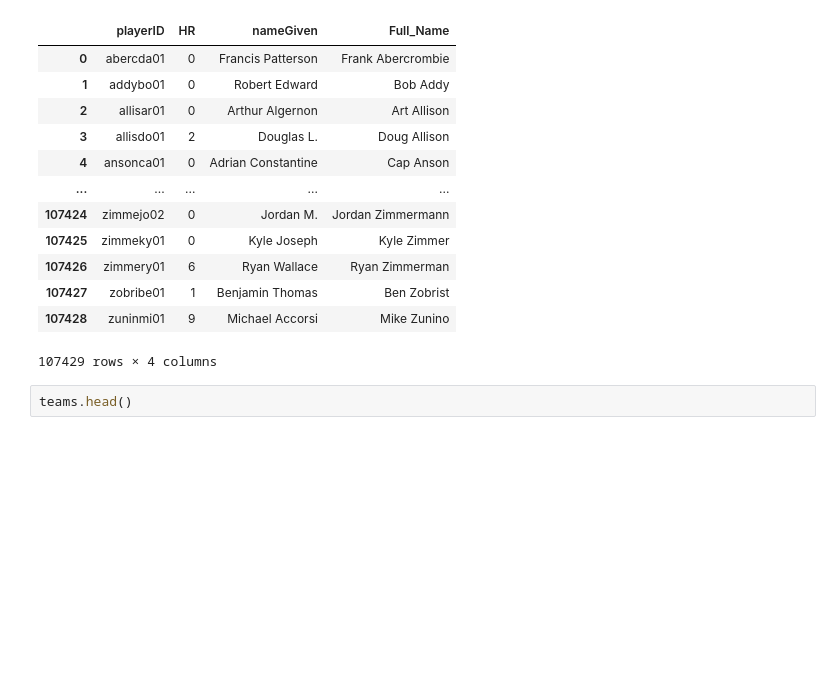
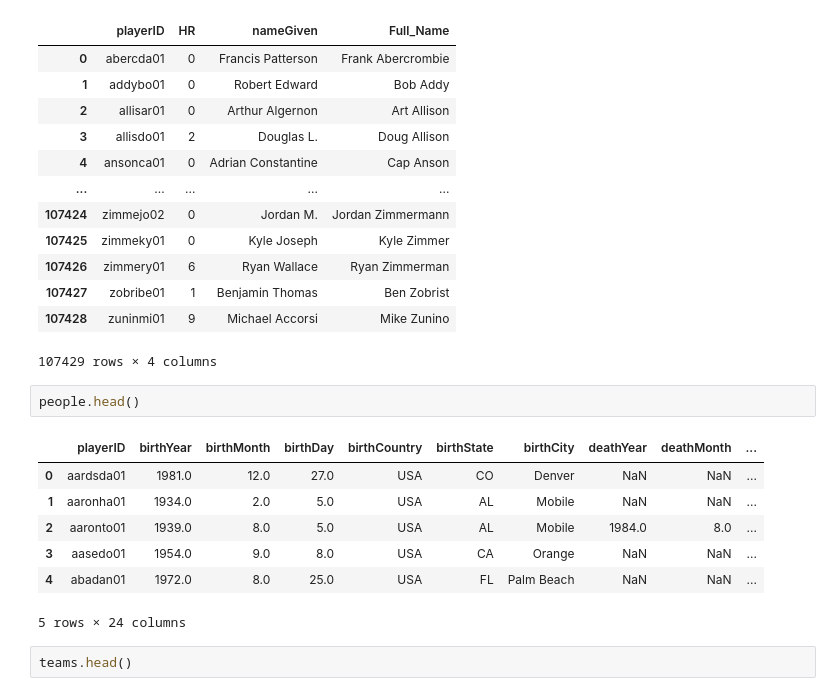
Before and after one commit to dreols01/module2_intro_to_pandas, a Jupyter notebook: 2_9_2_joining_tables_in_dfply.ipynb, the cells around one changed output. Cells and saved outputs as stored; diff of their text form; blank space fills up the shorter version.

```diff
--- a/2_9_2_joining_tables_in_dfply.ipynb
+++ b/2_9_2_joining_tables_in_dfply.ipynb
@@ -401,6 +407,16 @@ batting_select >> left_join(people_select, by=['playerID'])
 | 107427 | zobribe01 | 1 | Benjamin Thomas | Ben Zobrist |
 | 107428 | zuninmi01 | 9 | Michael Accorsi | Mike Zunino |
 107429 rows × 4 columns
+# %%
+people.head()
+# %% [output]
+|  | playerID | birthYear | birthMonth | birthDay | birthCountry | birthState | birthCity | deathYear | deathMonth | ... |
+| 0 | aardsda01 | 1981.0 | 12.0 | 27.0 | USA | CO | Denver | NaN | NaN | ... |
+| 1 | aaronha01 | 1934.0 | 2.0 | 5.0 | USA | AL | Mobile | NaN | NaN | ... |
+| 2 | aaronto01 | 1939.0 | 8.0 | 5.0 | USA | AL | Mobile | 1984.0 | 8.0 | ... |
+| 3 | aasedo01 | 1954.0 | 9.0 | 8.0 | USA | CA | Orange | NaN | NaN | ... |
+| 4 | abadan01 | 1972.0 | 8.0 | 25.0 | USA | FL | Palm Beach | NaN | NaN | ... |
+5 rows × 24 columns
 # %%
 teams.head()
 # %% [output]
```
Also changed, not shown: parts of 1 cell of this notebook, 3 other files.
